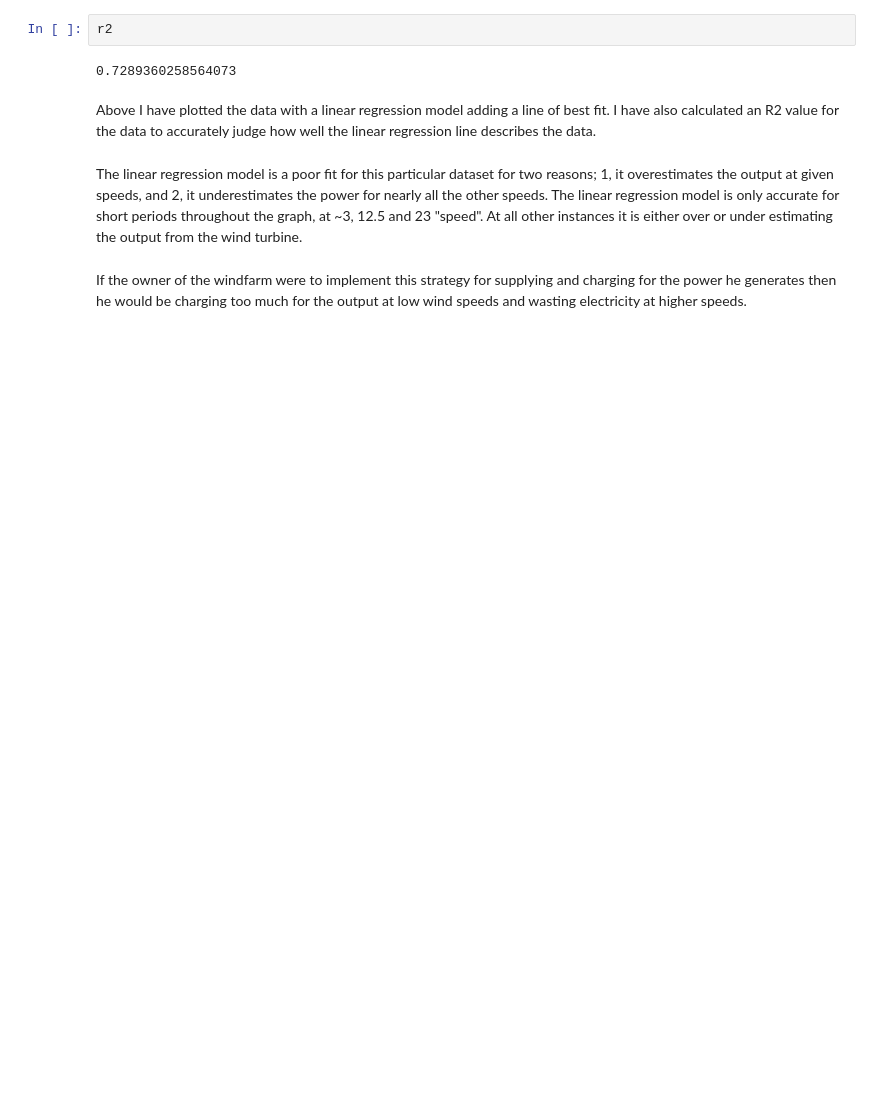
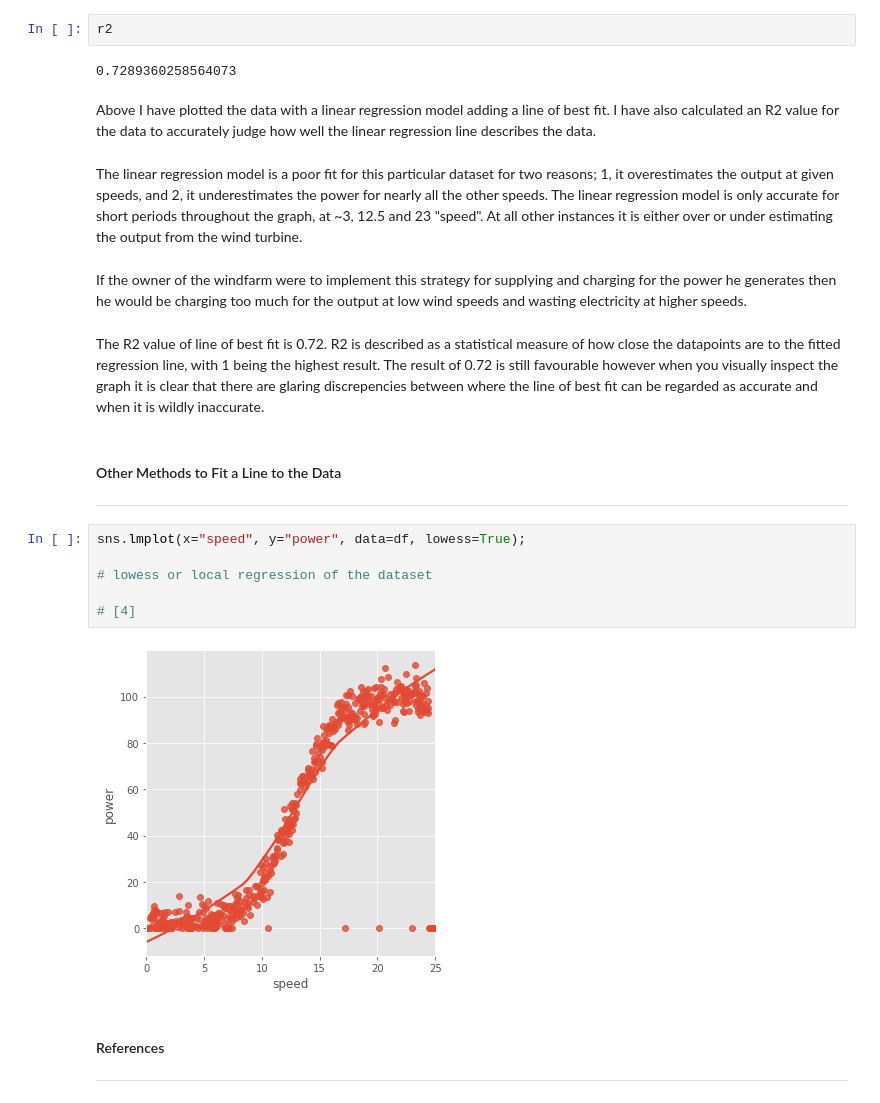
Before and after one commit to declanohara123/Wind-Turbine, a Jupyter notebook: Linear Regression of Wind Turbine Power Output.ipynb, the cells around one changed output. Saved outputs shown, nothing was run; the diff lists cells and outputs as text; blank space fills up the shorter version.

```diff
--- a/Linear Regression of Wind Turbine Power Output.ipynb
+++ b/Linear Regression of Wind Turbine Power Output.ipynb
@@ -55,3 +59,21 @@ Above I have plotted the data with a linear regression model adding a line of be
 The linear regression model is a poor fit for this particular dataset for two reasons; 1, it overestimates the output at given speeds, and 2, it underestimates the power for nearly all the other speeds. The linear regression model is only accurate for short periods throughout the graph, at ~3, 12.5 and 23 "speed". At all other instances it is either over or under estimating the output from the wind turbine.
 # %% [markdown]
 If the owner of the windfarm were to implement this strategy for supplying and charging for the power he generates then he would be charging too much for the output at low wind speeds and wasting electricity at higher speeds.
+# %% [markdown]
+The R2 value of line of best fit is 0.72. R2 is described as a statistical measure of how close the datapoints are to the fitted regression line, with 1 being the highest result. The result of 0.72 is still favourable however when you visually inspect the graph it is clear that there are glaring discrepencies between where the line of best fit can be regarded as accurate and when it is wildly inaccurate.
+# %% [markdown]
+#### Other Methods to Fit a Line to the Data
+
+***
+# %%
+sns.lmplot(x="speed", y="power", data=df, lowess=True);
+
+# lowess or local regression of the dataset
+
+# [4]
+# %% [output]
+[figure, added]
+# %% [markdown]
+#### References
+
+***
```
Also changed, not shown: parts of 4 cells of this notebook.
